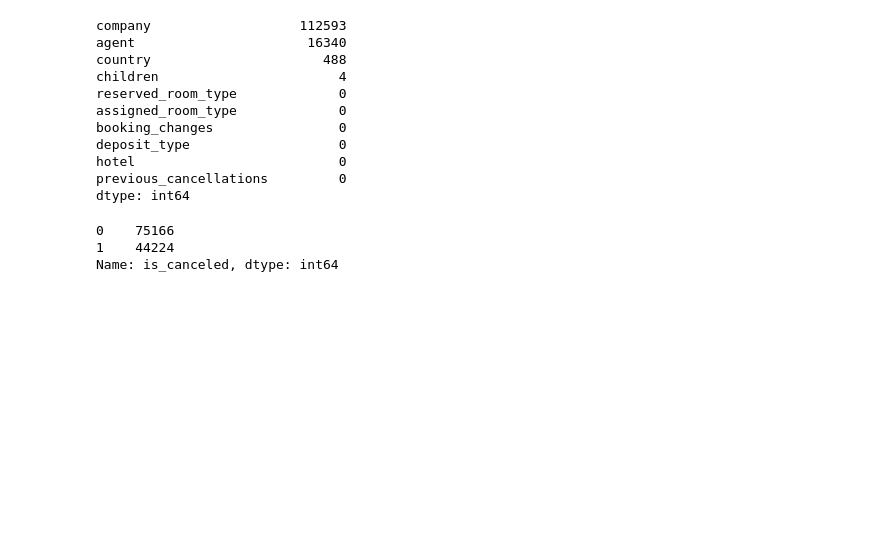
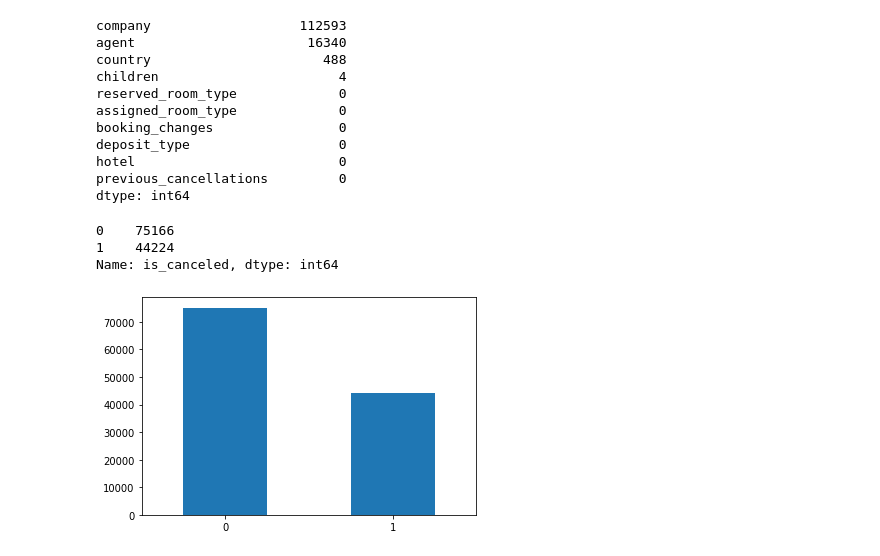
Before and after one commit to kfaisalofficial/Hotel-booking-analysis, a Jupyter notebook: Copy_of_Hotel_Booking_Analysis_Capstone_Project.ipynb, the cells around one changed output. Cells and saved outputs as stored; diff of their text form; code cells hidden in the pictures; blank space fills up the shorter version.

```diff
--- a/Copy_of_Hotel_Booking_Analysis_Capstone_Project.ipynb
+++ b/Copy_of_Hotel_Booking_Analysis_Capstone_Project.ipynb
@@ -113,9 +115,17 @@ hotel_df[['agent','company']] =hotel_df[['agent','company']].fillna(0.0)
 # %%
 
 hotel_df['country'].fillna(hotel_df.country.mode()[0], inplace=True)
+# %%
+hotel_df['children'].fillna(round(hotel_df.children.mean()), inplace=True)
 # %%
-hotel_df["is_canceled"].value_counts()
+booking_cancelled_count=hotel_df["is_canceled"].value_counts()
-# %% [output]
-0    75166
-1    44224
-Name: is_canceled, dtype: int64
+# %%
+booking_cancelled_count
+# %% [output]
+0    75166
+1    44224
+Name: is_canceled, dtype: int64
+# %%
+plot1=booking_cancelled_count.plot.bar(rot=0)
+# %% [output]
+[figure, added]
```
Also changed, not shown: parts of 1 cell of this notebook.
